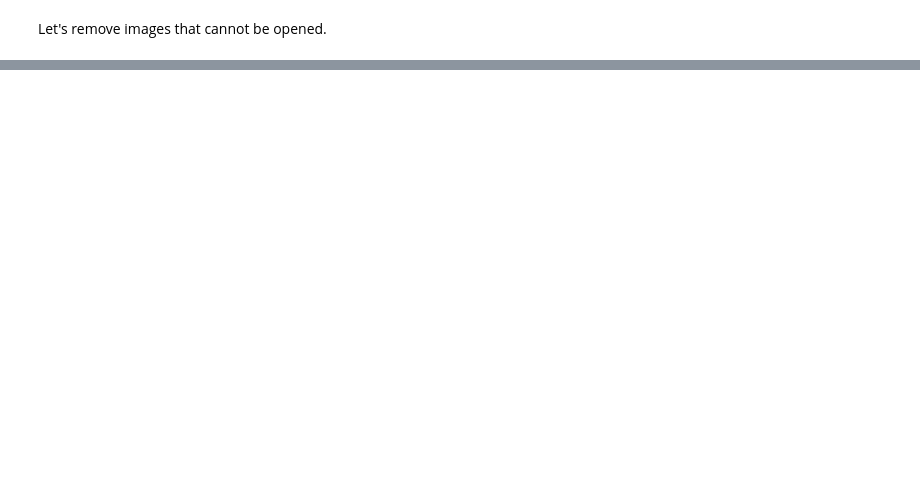
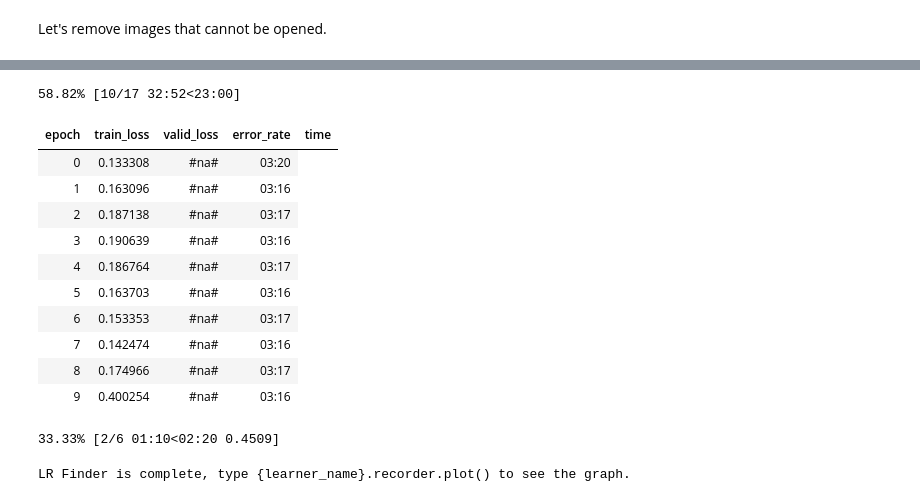
Before and after one commit to saba96/HomeAppliancesImageClassifier, a Jupyter notebook: HomeAppliancesImageClassifier.ipynb, the cells around one changed output, grey strips where cells are left out. Drawn from its saved outputs; the diff is of its cells as text; code cells hidden in the pictures; blank space fills up the shorter version.

```diff
--- a/HomeAppliancesImageClassifier.ipynb
+++ b/HomeAppliancesImageClassifier.ipynb
@@ -68,0 +107,17 @@ gas-range
+# %%
+learn.lr_find()
+# %% [output]
+58.82% [10/17 32:52<23:00]
+| epoch | train_loss | valid_loss | error_rate | time |
+| 0 | 0.133308 | #na# | 03:20 |
+| 1 | 0.163096 | #na# | 03:16 |
+| 2 | 0.187138 | #na# | 03:17 |
+| 3 | 0.190639 | #na# | 03:16 |
+| 4 | 0.186764 | #na# | 03:17 |
+| 5 | 0.163703 | #na# | 03:16 |
+| 6 | 0.153353 | #na# | 03:17 |
+| 7 | 0.142474 | #na# | 03:16 |
+| 8 | 0.174966 | #na# | 03:17 |
+| 9 | 0.400254 | #na# | 03:16 |
+33.33% [2/6 01:10<02:20 0.4509]
+LR Finder is complete, type {learner_name}.recorder.plot() to see the graph.
```
Also changed, not shown: parts of 16 cells of this notebook.
